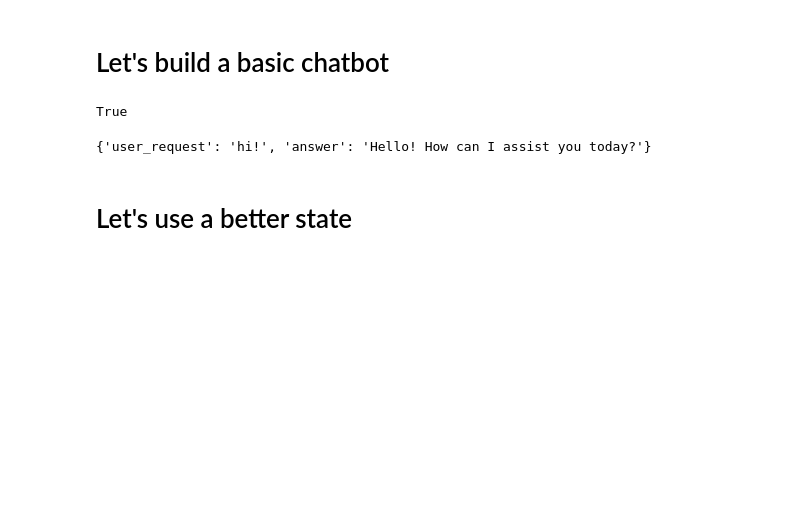
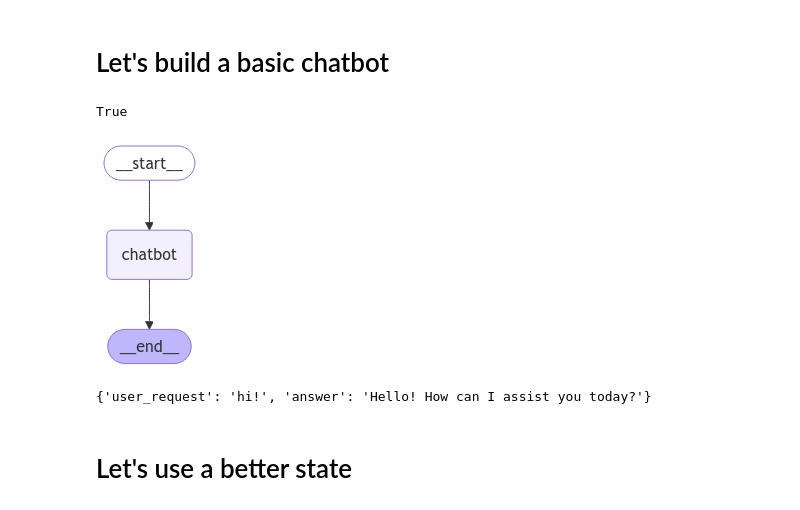
Before and after one commit to jamesev15/genai-course, a Jupyter notebook: class9/1-basics.ipynb, the cells around one changed output. Saved outputs shown, nothing was run; the diff lists cells and outputs as text; code cells hidden in the pictures; blank space fills up the shorter version.

```diff
--- a/class9/1-basics.ipynb
+++ b/class9/1-basics.ipynb
@@ -124,13 +129,15 @@ llm = ChatOpenAI(
     temperature=0,
 )
 # %%
+from langchain_core.messages import HumanMessage, AIMessage
+
 class ChatbotState(TypedDict):
     user_request: str
     answer: str
 
 def chatbot(state):
     user_request = state["user_request"]
-    ai_answer = llm.invoke([("user", user_request)])
+    ai_answer: AIMessage = llm.invoke([HumanMessage(content=user_request)])
 
     return {"answer": ai_answer.content}
 
@@ -143,6 +150,10 @@ graph_builder.add_edge(START, "chatbot")
 graph_builder.add_edge("chatbot", END)
 
 graph = graph_builder.compile()
+# %%
+graph
+# %% [output]
+[figure, added]
 # %%
 graph.invoke({"user_request": "hi!"})
 # %% [output]
```
Also changed, not shown: parts of 13 cells of this notebook, 9 other files.
